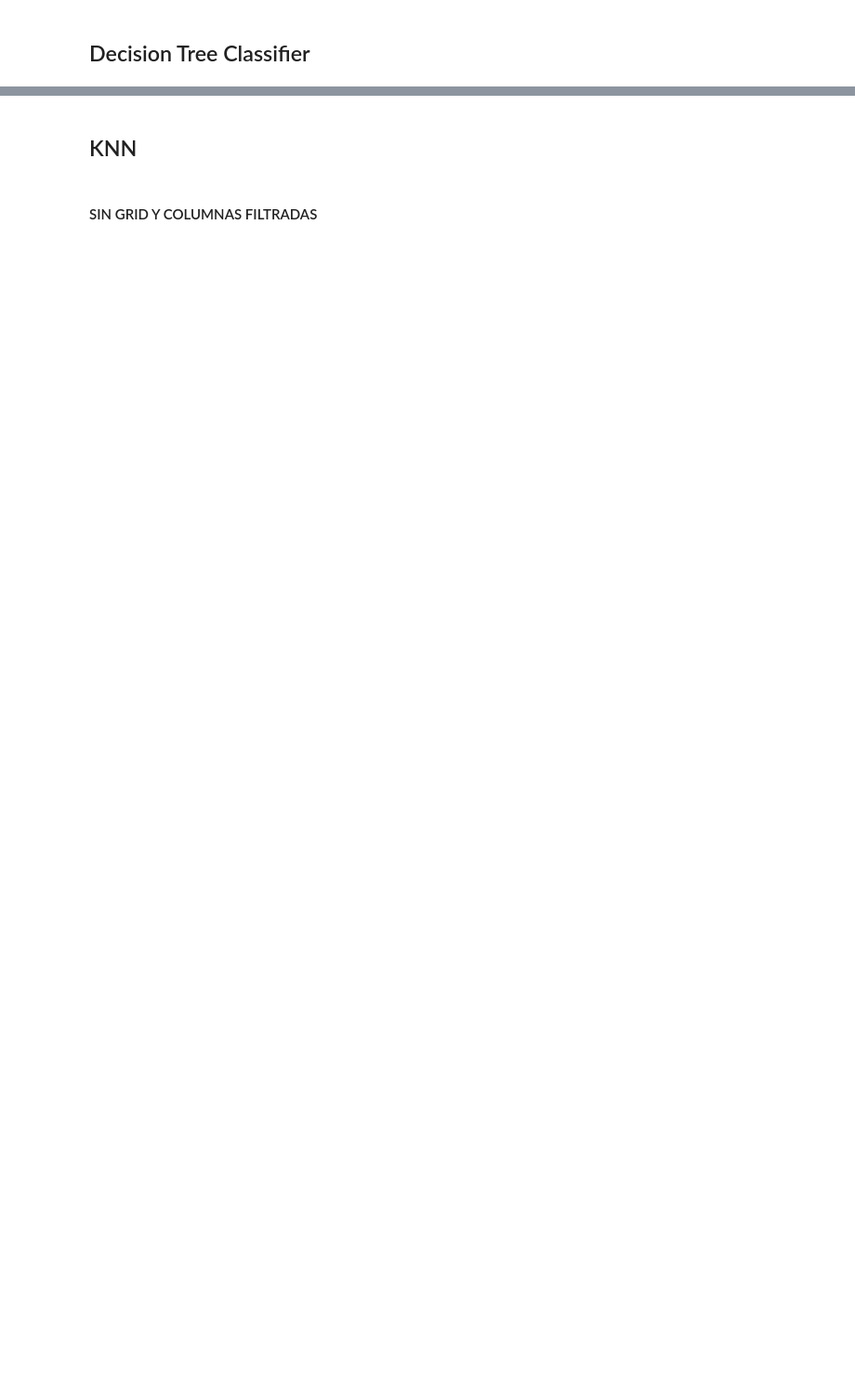
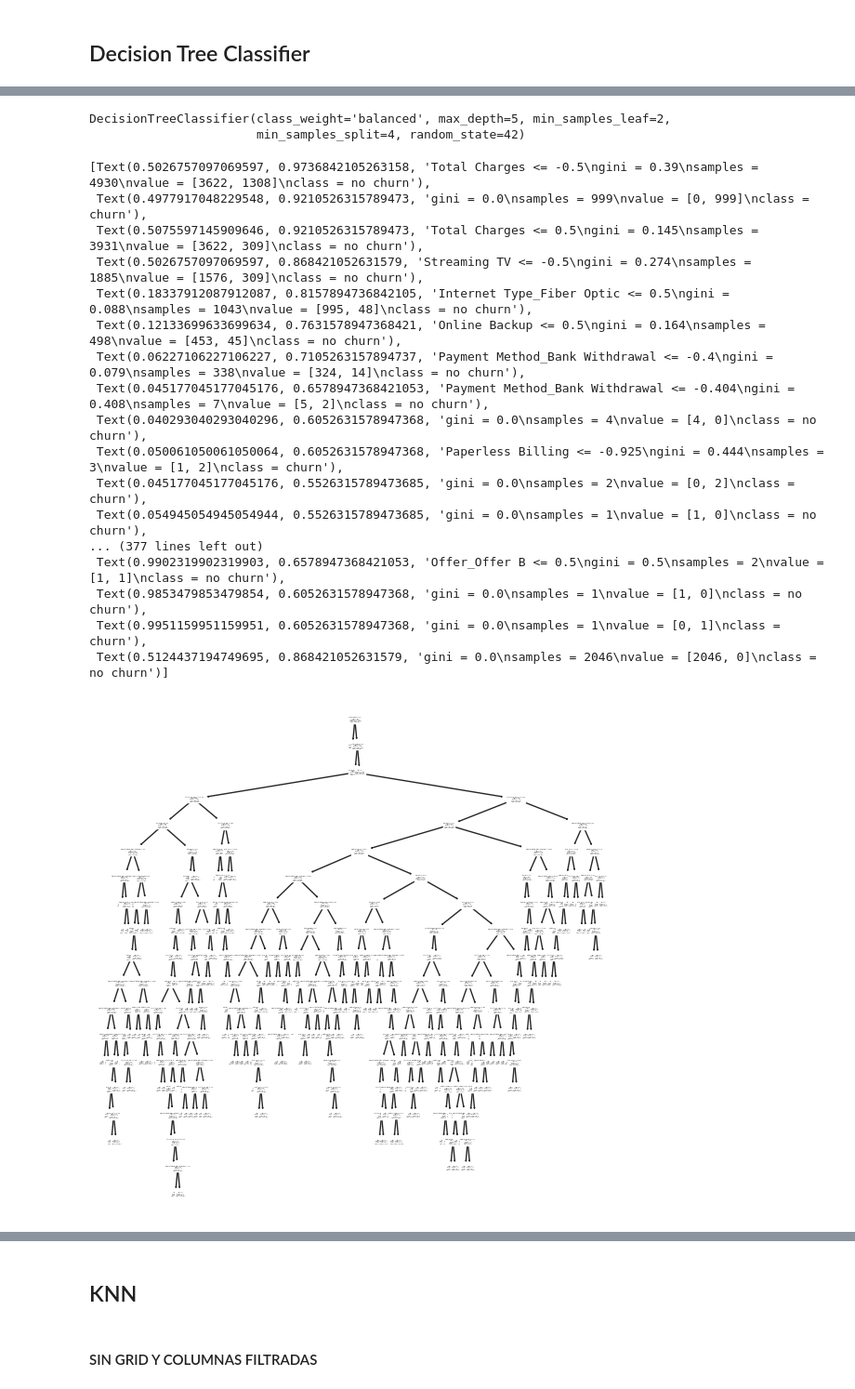
Before and after one commit to mcpoveda2/ProyectoFinalPython, a Jupyter notebook: projectFinal.ipynb, the cells around one changed output, grey strips where cells are left out. Shown at 93% size. Saved outputs shown, nothing was run; the diff lists cells and outputs as text; code cells hidden in the pictures; blank space fills up the shorter version.

Commit message:
Modelos terminados

```diff
--- a/projectFinal.ipynb
+++ b/projectFinal.ipynb
@@ -449,9 +907,31 @@ print(train_data.columns)
 # %%
-#model = DecisionTreeClassifier()
+modelTree1 = DecisionTreeClassifier()
 # %%
-#model.fit(X=X,y=data["Churn Label"])
+modelTree2.fit(X = train_data[columnasModelo], y = train_data["Churn Label"])
+# %% [output]
+DecisionTreeClassifier(class_weight='balanced', max_depth=5, min_samples_leaf=2,
+                       min_samples_split=4, random_state=42)
 # %%
-#plt.figure(figsize=(7, 7))
-#plot_tree(model, feature_names=X.columns, class_names=["no churn", "churn"])
+plt.figure(figsize=(7, 7))
+plot_tree(modelTree1, feature_names= X_train.columns, class_names=["no churn", "churn"])
+# %% [output]
+[Text(0.5026757097069597, 0.9736842105263158, 'Total Charges <= -0.5\ngini = 0.39\nsamples = 4930\nvalue = [3622, 1308]\nclass = no churn'),
+ Text(0.4977917048229548, 0.9210526315789473, 'gini = 0.0\nsamples = 999\nvalue = [0, 999]\nclass = churn'),
+ Text(0.5075597145909646, 0.9210526315789473, 'Total Charges <= 0.5\ngini = 0.145\nsamples = 3931\nvalue = [3622, 309]\nclass = no churn'),
+ Text(0.5026757097069597, 0.868421052631579, 'Streaming TV <= -0.5\ngini = 0.274\nsamples = 1885\nvalue = [1576, 309]\nclass = no churn'),
+ Text(0.18337912087912087, 0.8157894736842105, 'Internet Type_Fiber Optic <= 0.5\ngini = 0.088\nsamples = 1043\nvalue = [995, 48]\nclass = no churn'),
+ Text(0.12133699633699634, 0.7631578947368421, 'Online Backup <= 0.5\ngini = 0.164\nsamples = 498\nvalue = [453, 45]\nclass = no churn'),
+ Text(0.06227106227106227, 0.7105263157894737, 'Payment Method_Bank Withdrawal <= -0.4\ngini = 0.079\nsamples = 338\nvalue = [324, 14]\nclass = no churn'),
+ Text(0.045177045177045176, 0.6578947368421053, 'Payment Method_Bank Withdrawal <= -0.404\ngini = 0.408\nsamples = 7\nvalue = [5, 2]\nclass = no churn'),
+ Text(0.040293040293040296, 0.6052631578947368, 'gini = 0.0\nsamples = 4\nvalue = [4, 0]\nclass = no churn'),
+ Text(0.050061050061050064, 0.6052631578947368, 'Paperless Billing <= -0.925\ngini = 0.444\nsamples = 3\nvalue = [1, 2]\nclass = churn'),
+ Text(0.045177045177045176, 0.5526315789473685, 'gini = 0.0\nsamples = 2\nvalue = [0, 2]\nclass = churn'),
+ Text(0.054945054945054944, 0.5526315789473685, 'gini = 0.0\nsamples = 1\nvalue = [1, 0]\nclass = no churn'),
+... (377 lines left out)
+ Text(0.9902319902319903, 0.6578947368421053, 'Offer_Offer B <= 0.5\ngini = 0.5\nsamples = 2\nvalue = [1, 1]\nclass = no churn'),
+ Text(0.9853479853479854, 0.6052631578947368, 'gini = 0.0\nsamples = 1\nvalue = [1, 0]\nclass = no churn'),
+ Text(0.9951159951159951, 0.6052631578947368, 'gini = 0.0\nsamples = 1\nvalue = [0, 1]\nclass = churn'),
+ Text(0.5124437194749695, 0.868421052631579, 'gini = 0.0\nsamples = 2046\nvalue = [2046, 0]\nclass = no churn')]
+[figure, added]
 # %%
 #alta pureza en nuestro arbol de decision. Cada hoja alcanza a tener cero.
```
Also changed, not shown: parts of 147 cells of this notebook.
